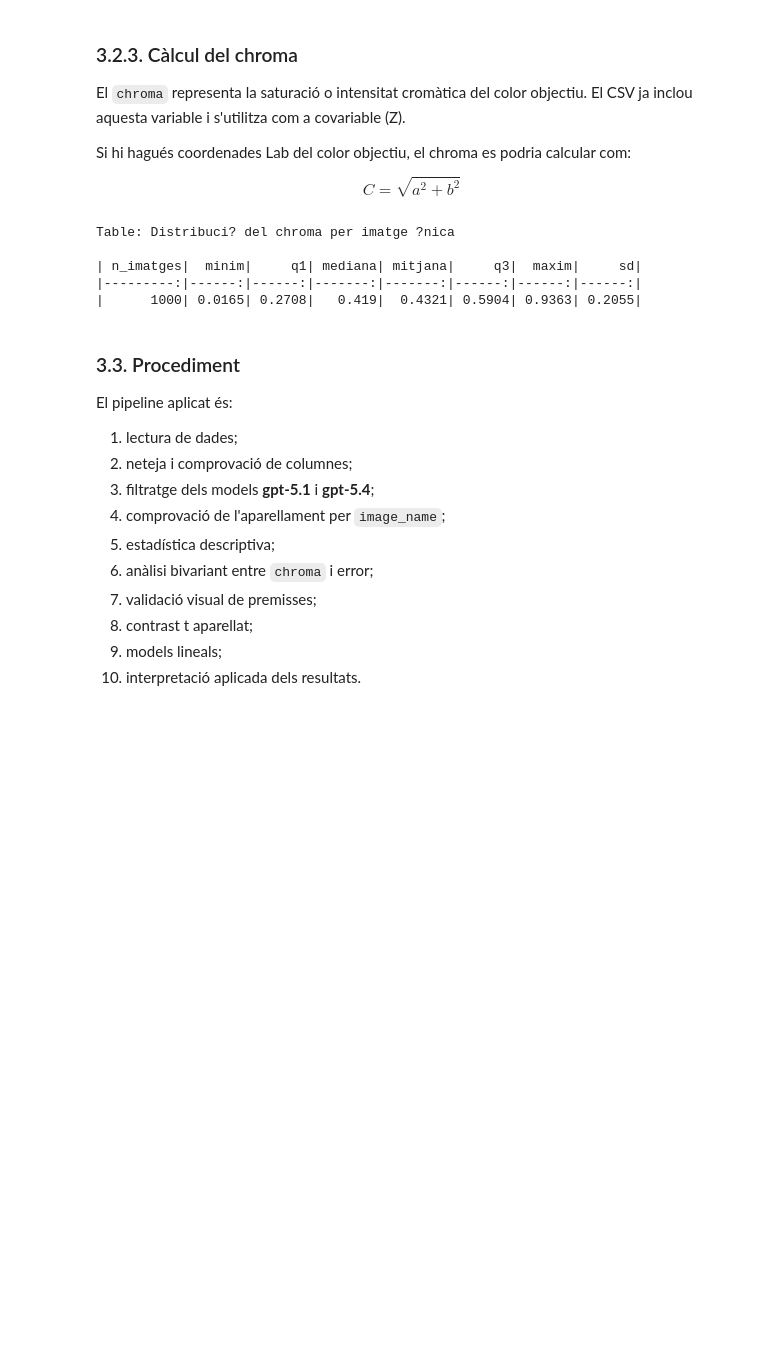
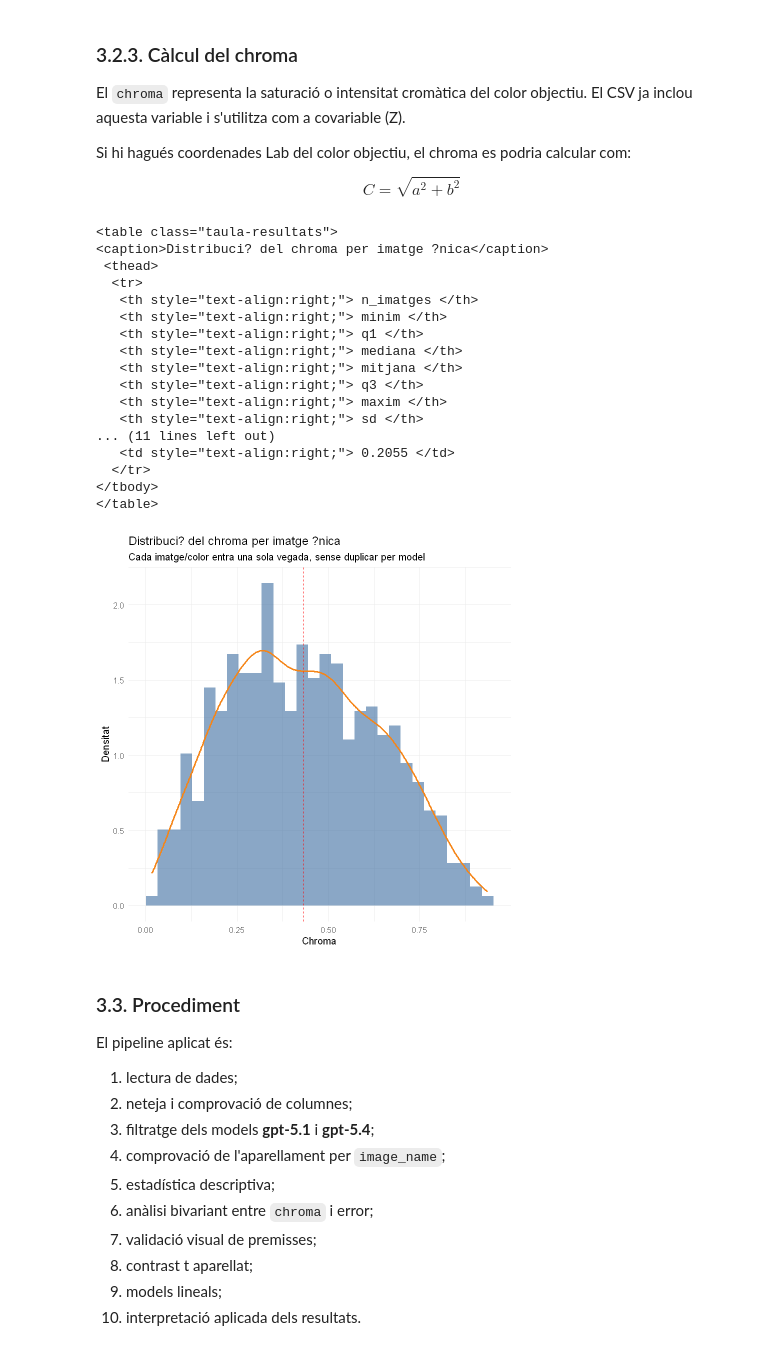
Before and after one commit to adriasebastia/color-llm-benchmark, a Jupyter notebook: analisis/estudi_models_5_1_5_4.ipynb, the cells around one changed output. Saved outputs shown, nothing was run; the diff lists cells and outputs as text; code cells hidden in the pictures; blank space fills up the shorter version.

Commit message:
Improve R notebook tables and chroma plot

```diff
--- a/analisis/estudi_models_5_1_5_4.ipynb
+++ b/analisis/estudi_models_5_1_5_4.ipynb
@@ -24,6 +56,17 @@ options(
 )
 
 theme_set(theme_minimal(base_size = 12))
+
+# Funci? comuna per mostrar totes les taules amb el mateix estil visual.
+taula <- function(dades, caption = NULL, digits = 4) {
+  knitr::kable(
+    dades,
+    format = "html",
+    digits = digits,
+    caption = caption,
+    table.attr = 'class="taula-resultats"'
+  )
+}
 # %% [output]
 ── Attaching core tidyverse packages ──────────────────────── tidyverse 2.0.0 ──
 ✔ dplyr     1.2.1     ✔ readr     2.2.0
@@ -441,28 +559,52 @@ $$C = \sqrt{a^2 + b^2}$$
 # %%
 # Descripci? del chroma per imatge/color ?nic.
 # El chroma ?s una caracter?stica de la imatge, no del model; per aix? no es dupliquen les dues files de cada parella.
 dades_chroma <- dades_models %>%
   distinct(image_name, hex, chroma)
 
 resum_chroma <- dades_chroma %>%
   summarise(
     n_imatges = n(),
     minim = min(chroma, na.rm = TRUE),
     q1 = quantile(chroma, 0.25, na.rm = TRUE),
     mediana = median(chroma, na.rm = TRUE),
     mitjana = mean(chroma, na.rm = TRUE),
     q3 = quantile(chroma, 0.75, na.rm = TRUE),
     maxim = max(chroma, na.rm = TRUE),
     sd = sd(chroma, na.rm = TRUE)
   )
 
-knitr::kable(resum_chroma, digits = 4, caption = "Distribuci? del chroma per imatge ?nica")
+taula(resum_chroma, digits = 4, caption = "Distribuci? del chroma per imatge ?nica")
+
+ggplot(dades_chroma, aes(x = chroma)) +
+  geom_histogram(aes(y = after_stat(density)), bins = 30, fill = "#4C78A8", alpha = 0.65) +
+  geom_density(color = "#F58518", linewidth = 1.1) +
+  geom_vline(aes(xintercept = mean(chroma, na.rm = TRUE)), color = "red", linetype = "dashed") +
+  labs(
+    title = "Distribuci? del chroma per imatge ?nica",
+    subtitle = "Cada imatge/color entra una sola vegada, sense duplicar per model",
+    x = "Chroma",
+    y = "Densitat"
+  )
 # %% [output]
-Table: Distribuci? del chroma per imatge ?nica
-
-| n_imatges|  minim|     q1| mediana| mitjana|     q3|  maxim|     sd|
-|---------:|------:|------:|-------:|-------:|------:|------:|------:|
-|      1000| 0.0165| 0.2708|   0.419|  0.4321| 0.5904| 0.9363| 0.2055|
+<table class="taula-resultats">
+<caption>Distribuci? del chroma per imatge ?nica</caption>
+ <thead>
+  <tr>
+   <th style="text-align:right;"> n_imatges </th>
+   <th style="text-align:right;"> minim </th>
+   <th style="text-align:right;"> q1 </th>
+   <th style="text-align:right;"> mediana </th>
+   <th style="text-align:right;"> mitjana </th>
+   <th style="text-align:right;"> q3 </th>
+   <th style="text-align:right;"> maxim </th>
+   <th style="text-align:right;"> sd </th>
+... (11 lines left out)
+   <td style="text-align:right;"> 0.2055 </td>
+  </tr>
+</tbody>
+</table>
+[figure, added]
 # %% [markdown]
 ### 3.3. Procediment
 
```
Also changed, not shown: parts of 29 cells of this notebook.
